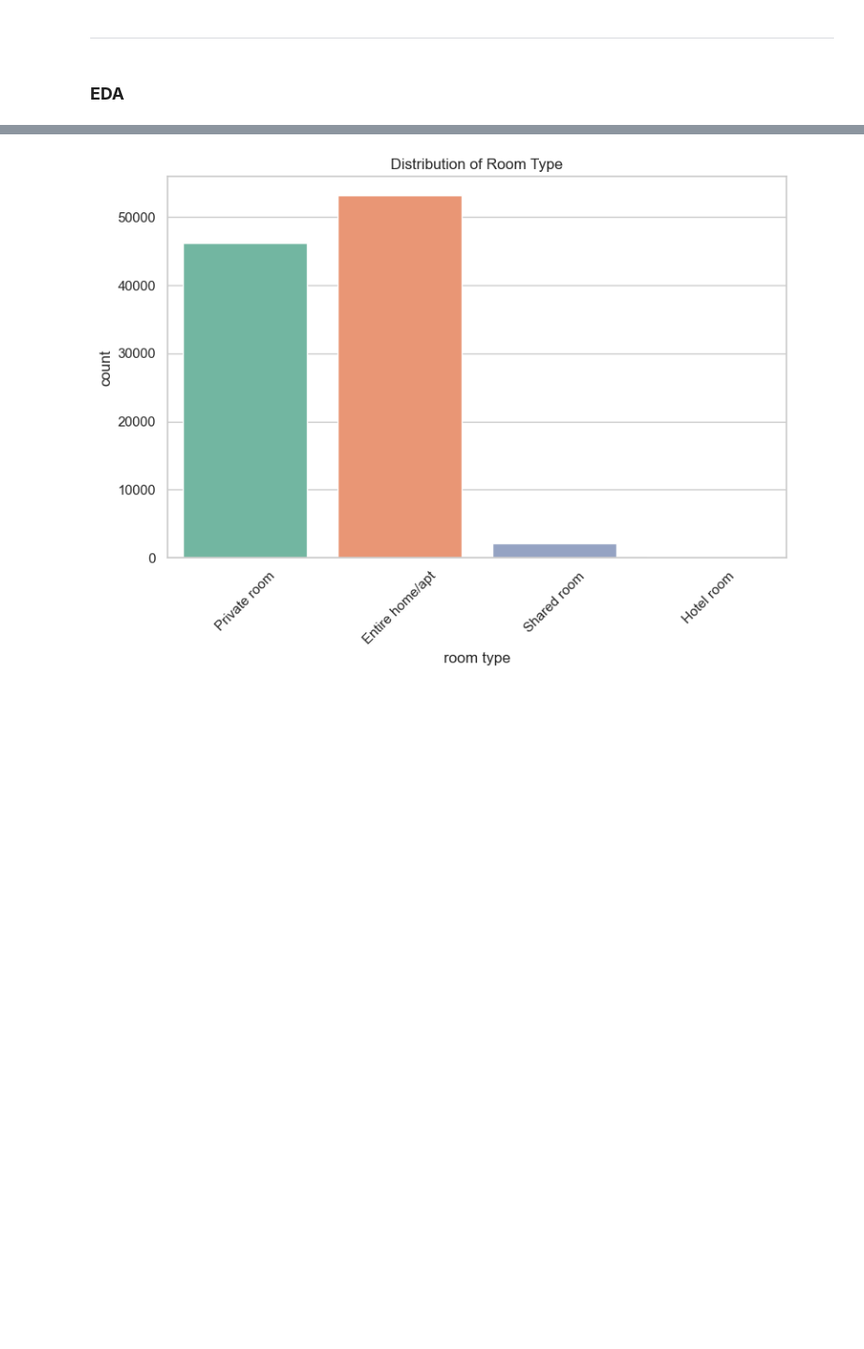
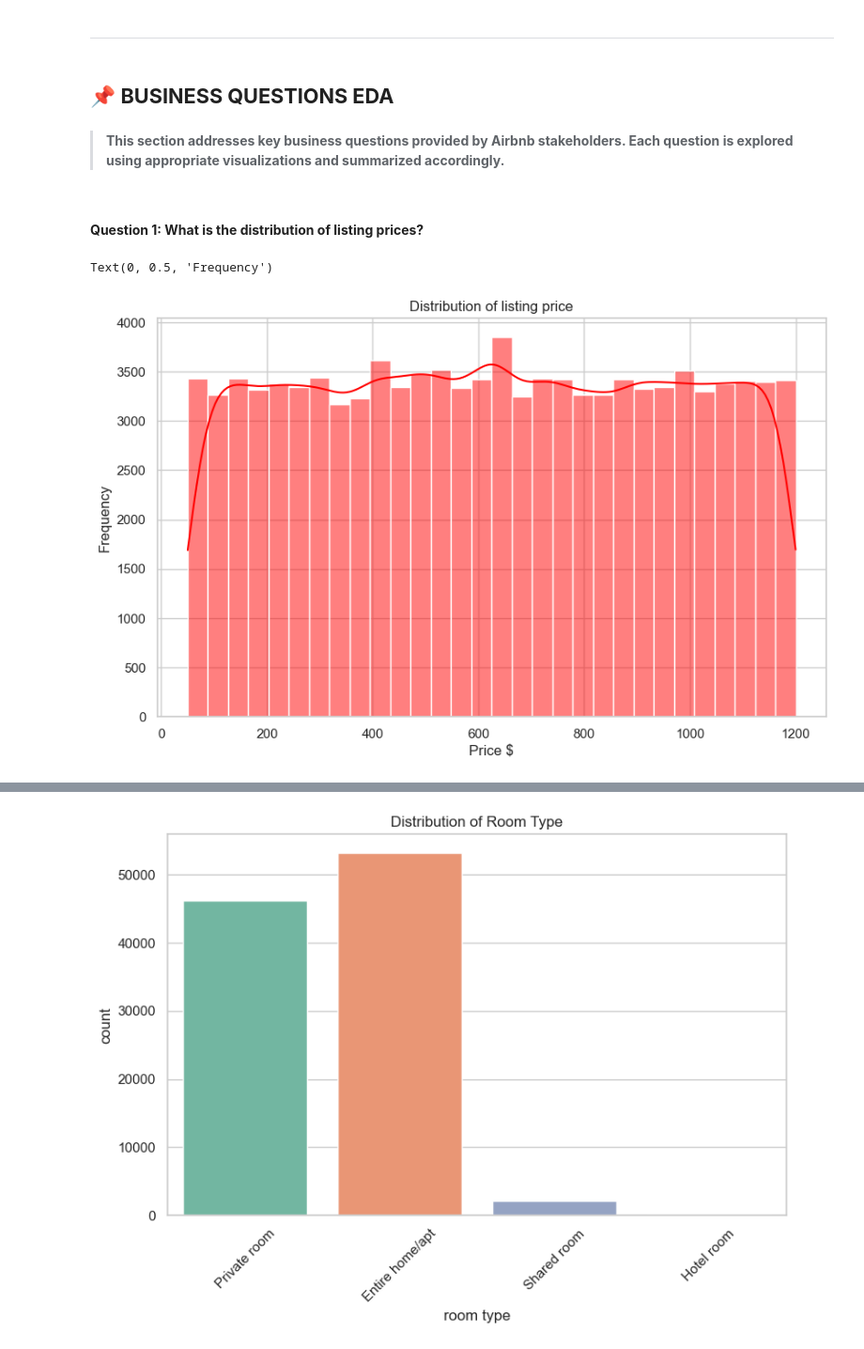
Before and after one commit to Nayann23/AIRBNB-PRICE-PREDICTION-ATTEMPT-TARGET-LEAKAGE-CASE-STUDY, a Jupyter notebook: Notebook/Airbnb-Reimagined-Deep-Data-Analysis-and-Cleaning-Pipeline.ipynb, the cells around one changed output, grey strips where cells are left out. Shown at 94% size. Saved outputs shown, nothing was run; the diff lists cells and outputs as text; code cells hidden in the pictures; blank space fills up the shorter version.

Commit message:
Business EDA

```diff
--- a/Notebook/Airbnb-Reimagined-Deep-Data-Analysis-and-Cleaning-Pipeline.ipynb
+++ b/Notebook/Airbnb-Reimagined-Deep-Data-Analysis-and-Cleaning-Pipeline.ipynb
@@ -322,4 +324,17 @@ Name: price, dtype: float64
 # %% [markdown]
 ----
 # %% [markdown]
-### **EDA**
+## 📌 **BUSINESS QUESTIONS EDA**
+# %% [markdown]
+> **This section addresses key business questions provided by Airbnb stakeholders. Each question is explored using appropriate visualizations and summarized accordingly.**
+# %% [markdown]
+#### **Question 1: What is the distribution of listing prices?**
+# %%
+plt.figure(figsize=(10,6))
+sns.histplot(df["price"],bins=30,kde=True,color="red")
+plt.title("Distribution of listing price")
+plt.xlabel("Price $")
+plt.ylabel("Frequency")
+# %% [output]
+Text(0, 0.5, 'Frequency')
+[figure, added]
```
Also changed, not shown: parts of 30 cells of this notebook, 1 other file.
